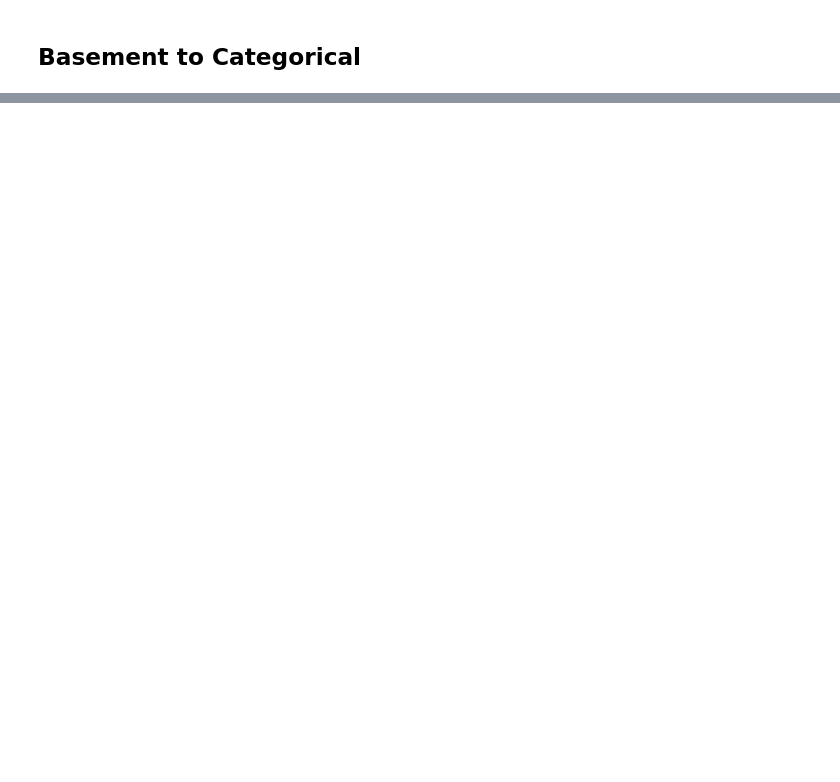
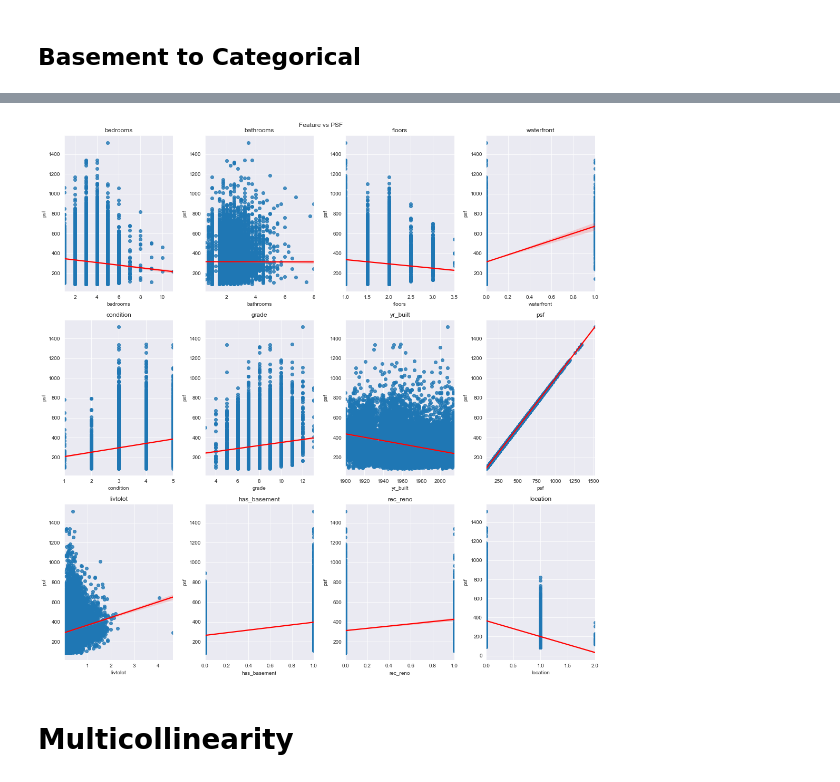
Before and after one commit to NelGen/NG-Housing-PSF-Modeling-Project, a Jupyter notebook: EDA.ipynb, the cells around one changed output, grey strips where cells are left out. Cells and saved outputs as stored; diff of their text form; code cells hidden in the pictures; blank space fills up the shorter version.

```diff
--- a/EDA.ipynb
+++ b/EDA.ipynb
@@ -238,0 +367,2 @@ df.loc[:,['sqft_living','sqft_above','sqft_basement']]
+# %%
+mod_df['location'] = mod_df.apply(lambda x: area_split(x.lat,x.long), axis=1)
@@ -238,0 +378,4 @@ df.loc[:,['sqft_living','sqft_above','sqft_basement']]
+# %%
+add_drop_columns = ['price','sqft_living','sqft_lot','sqft_above','sqft_basement','lat','long','yr_renovated']
+# %%
+mod_df = mod_df.drop(add_drop_columns,axis=1)
@@ -238,0 +394,13 @@ df.loc[:,['sqft_living','sqft_above','sqft_basement']]
+# %%
+fig, axes = plt.subplots(figsize=(15,15),ncols=4,nrows=3)
+for i in range(len(mod_df.columns)):
+    col = mod_df.columns[i]
+    y = i%4
+    x = i//4
+    ax = axes[x,y]
+
+    #ax.hist(df[col], bins=50)
+    sns.histplot(mod_df[col],ax=ax)
+    ax.set_title(col)
+    fig.suptitle('Data Distributions')
+    fig.tight_layout()
@@ -238,0 +409,18 @@ df.loc[:,['sqft_living','sqft_above','sqft_basement']]
+# %%
+fig, axes = plt.subplots(figsize=(15,15),ncols=4,nrows=3)
+for i in range(len(mod_df.columns)):
+    col = mod_df.columns[i]
+    y = i%4
+    x = i//4
+    ax = axes[x,y]
+
+    #ax.hist(df[col], bins=50)
+    #sns.scatterplot(df[col], df['price'],ax=ax)
+    sns.regplot(x=col, y='psf', data=mod_df, ax=ax, line_kws={'color':"red"})
+    ax.set_title(col)
+    fig.suptitle('Feature vs PSF')
+    fig.tight_layout()
+# %% [output]
+[figure, added]
+# %% [markdown]
+# Multicollinearity
```
Also changed, not shown: parts of 58 cells of this notebook, 1 other file.
